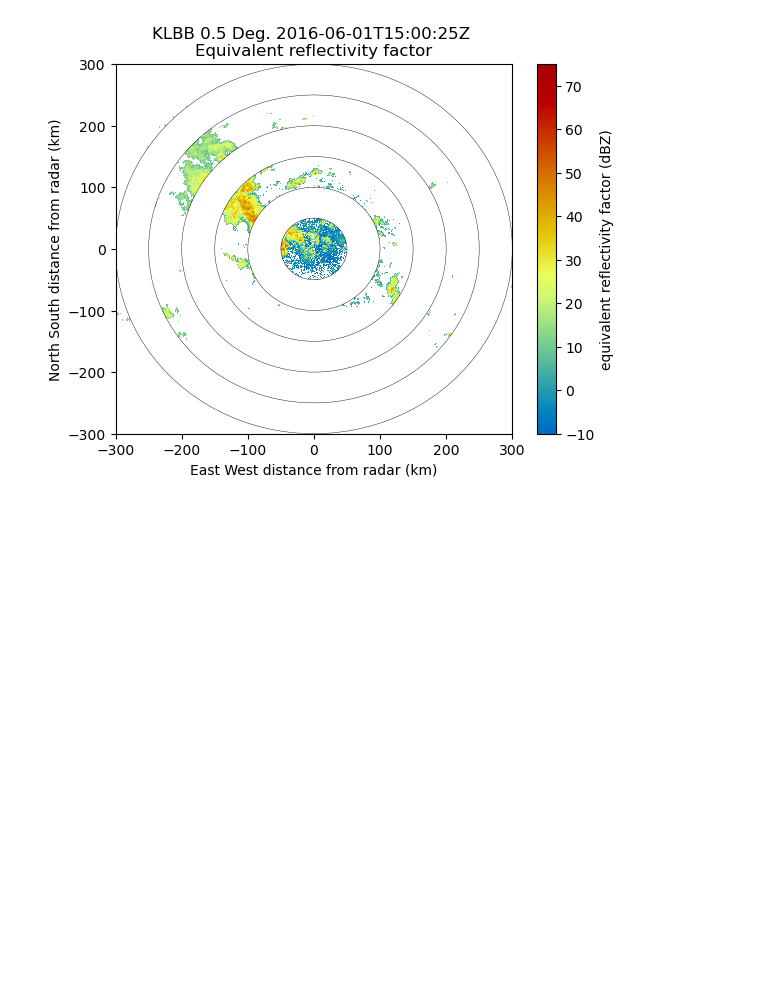
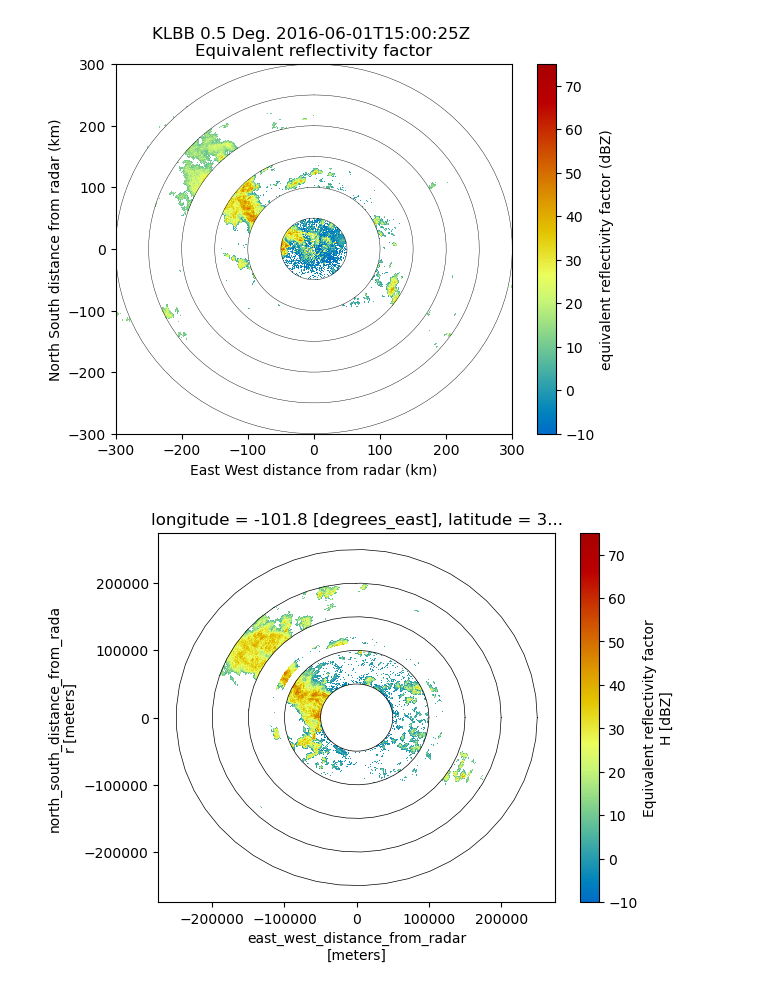
Before and after one commit to syedhamidali/test_scripts, a Jupyter notebook: MASKING_RADAR.ipynb, the cells around one changed output. Drawn from its saved outputs; the diff is of its cells as text; code cells hidden in the pictures; blank space fills up the shorter version.

```diff
--- a/MASKING_RADAR.ipynb
+++ b/MASKING_RADAR.ipynb
@@ -71,3 +71,24 @@ extent = 300
 ppi_display.set_limits((-extent, extent), (-extent, extent))
 # %% [output]
 [figure]
+# %%
+dtree = xd.io.open_nexradlevel2_datatree(file)
+# %%
+dtree = dtree.xradar.georeference()
+# %%
+ds = dtree['sweep_0'].to_dataset()
+# %%
+ds = ds.where(ds['DBZH']>-20)
+# %%
+fig, ax = plt.subplots(1, 1)
+ds.sel(range=slice(110e3, 120e3))['DBZH'].plot(x='x', y='y',
+                                               cmap='HomeyerRainbow', vmin=-10, vmax=75, ax=ax)
+ds.sel(range=slice(150e3, 200e3))['DBZH'].plot(x='x', y='y', add_colorbar=False,
+                                               cmap='HomeyerRainbow', vmin=-10, vmax=75, ax=ax)
+ds.sel(range=slice(50e3, 100e3))['DBZH'].plot(x='x', y='y', add_colorbar=False,
+                                              cmap='HomeyerRainbow', vmin=-10, vmax=75, ax=ax)
+t = np.linspace(0,2*np.pi)
+for r in np.arange(0, 300e3, 50e3):
+    a, = plt.plot(r*np.cos(t),r*np.sin(t), color='k', lw=0.5)
+# %% [output]
+[figure, added]
```
